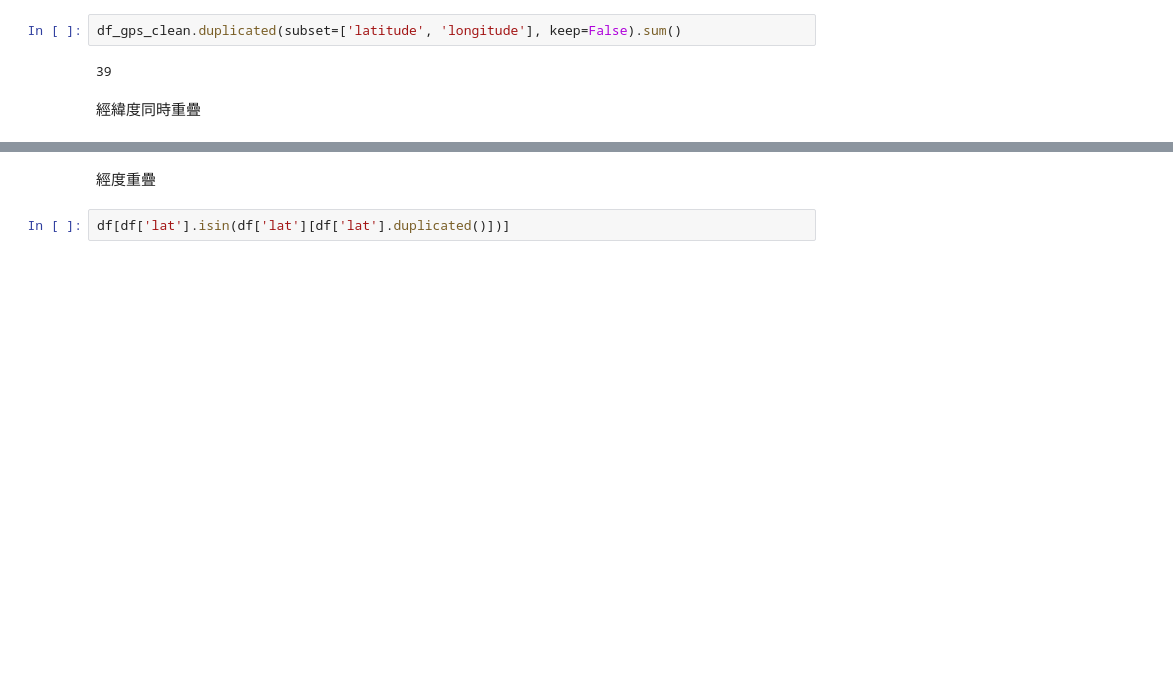
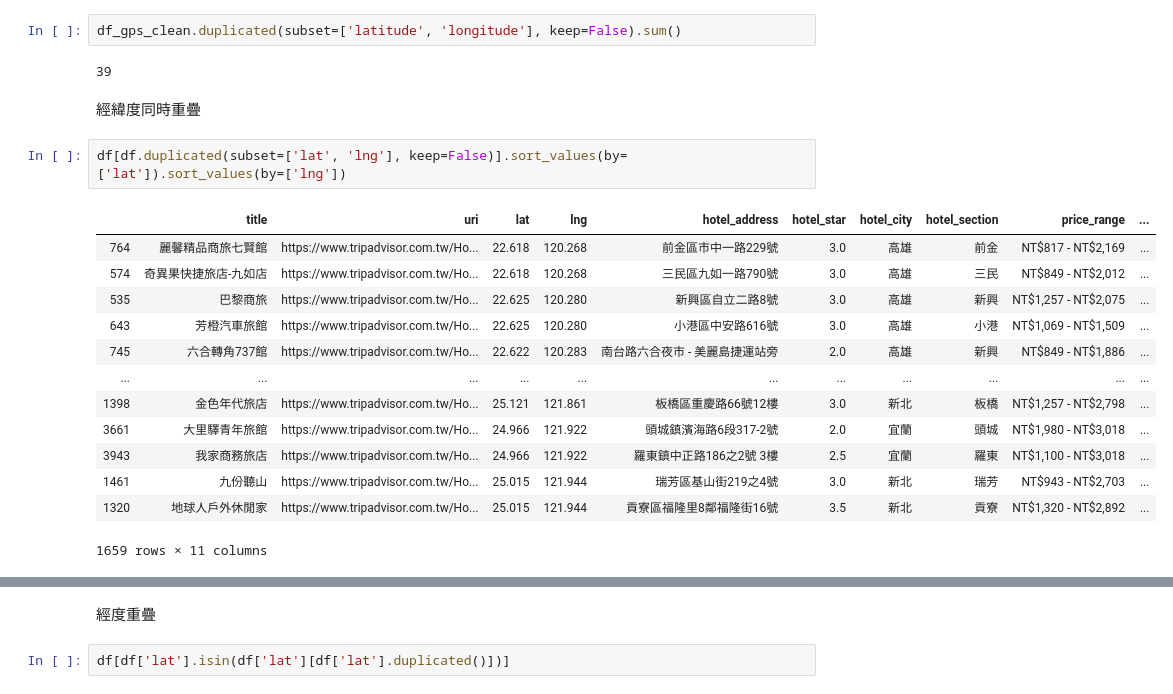
Before and after one commit to johnny12150/19-lab-summer-training, a Jupyter notebook: 0829/concat_hotel.ipynb, the cells around one changed output, grey strips where cells are left out. Drawn from its saved outputs; the diff is of its cells as text; blank space fills up the shorter version.

```diff
--- a/0829/concat_hotel.ipynb
+++ b/0829/concat_hotel.ipynb
@@ -83,4 +118,20 @@ df_gps_clean.duplicated(subset=['latitude', 'longitude'], keep=False).sum()
 39
 # %% [markdown]
 經緯度同時重疊
+# %%
+df[df.duplicated(subset=['lat', 'lng'], keep=False)].sort_values(by=['lat']).sort_values(by=['lng'])
+# %% [output]
+|  | title | uri | lat | lng | hotel_address | hotel_star | hotel_city | hotel_section | price_range | ... |
+| 764 | 麗馨精品商旅七賢館 | https://www.tripadvisor.com.tw/Ho... | 22.618 | 120.268 | 前金區市中一路229號 | 3.0 | 高雄 | 前金 | NT$817 - NT$2,169 | ... |
+| 574 | 奇異果快捷旅店-九如店 | https://www.tripadvisor.com.tw/Ho... | 22.618 | 120.268 | 三民區九如一路790號 | 3.0 | 高雄 | 三民 | NT$849 - NT$2,012 | ... |
+| 535 | 巴黎商旅 | https://www.tripadvisor.com.tw/Ho... | 22.625 | 120.280 | 新興區自立二路8號 | 3.0 | 高雄 | 新興 | NT$1,257 - NT$2,075 | ... |
+| 643 | 芳橙汽車旅館 | https://www.tripadvisor.com.tw/Ho... | 22.625 | 120.280 | 小港區中安路616號 | 3.0 | 高雄 | 小港 | NT$1,069 - NT$1,509 | ... |
+| 745 | 六合轉角737館 | https://www.tripadvisor.com.tw/Ho... | 22.622 | 120.283 | 南台路六合夜市 - 美麗島捷運站旁 | 2.0 | 高雄 | 新興 | NT$849 - NT$1,886 | ... |
+| ... | ... | ... | ... | ... | ... | ... | ... | ... | ... | ... |
+| 1398 | 金色年代旅店 | https://www.tripadvisor.com.tw/Ho... | 25.121 | 121.861 | 板橋區重慶路66號12樓 | 3.0 | 新北 | 板橋 | NT$1,257 - NT$2,798 | ... |
+| 3661 | 大里驛青年旅館 | https://www.tripadvisor.com.tw/Ho... | 24.966 | 121.922 | 頭城鎮濱海路6段317-2號 | 2.0 | 宜蘭 | 頭城 | NT$1,980 - NT$3,018 | ... |
+| 3943 | 我家商務旅店 | https://www.tripadvisor.com.tw/Ho... | 24.966 | 121.922 | 羅東鎮中正路186之2號 3樓 | 2.5 | 宜蘭 | 羅東 | NT$1,100 - NT$3,018 | ... |
+| 1461 | 九份聽山 | https://www.tripadvisor.com.tw/Ho... | 25.015 | 121.944 | 瑞芳區基山街219之4號 | 3.0 | 新北 | 瑞芳 | NT$943 - NT$2,703 | ... |
+| 1320 | 地球人戶外休閒家 | https://www.tripadvisor.com.tw/Ho... | 25.015 | 121.944 | 貢寮區福隆里8鄰福隆街16號 | 3.5 | 新北 | 貢寮 | NT$1,320 - NT$2,892 | ... |
+1659 rows × 11 columns
 # %%
```
Also changed, not shown: parts of 16 cells of this notebook.
